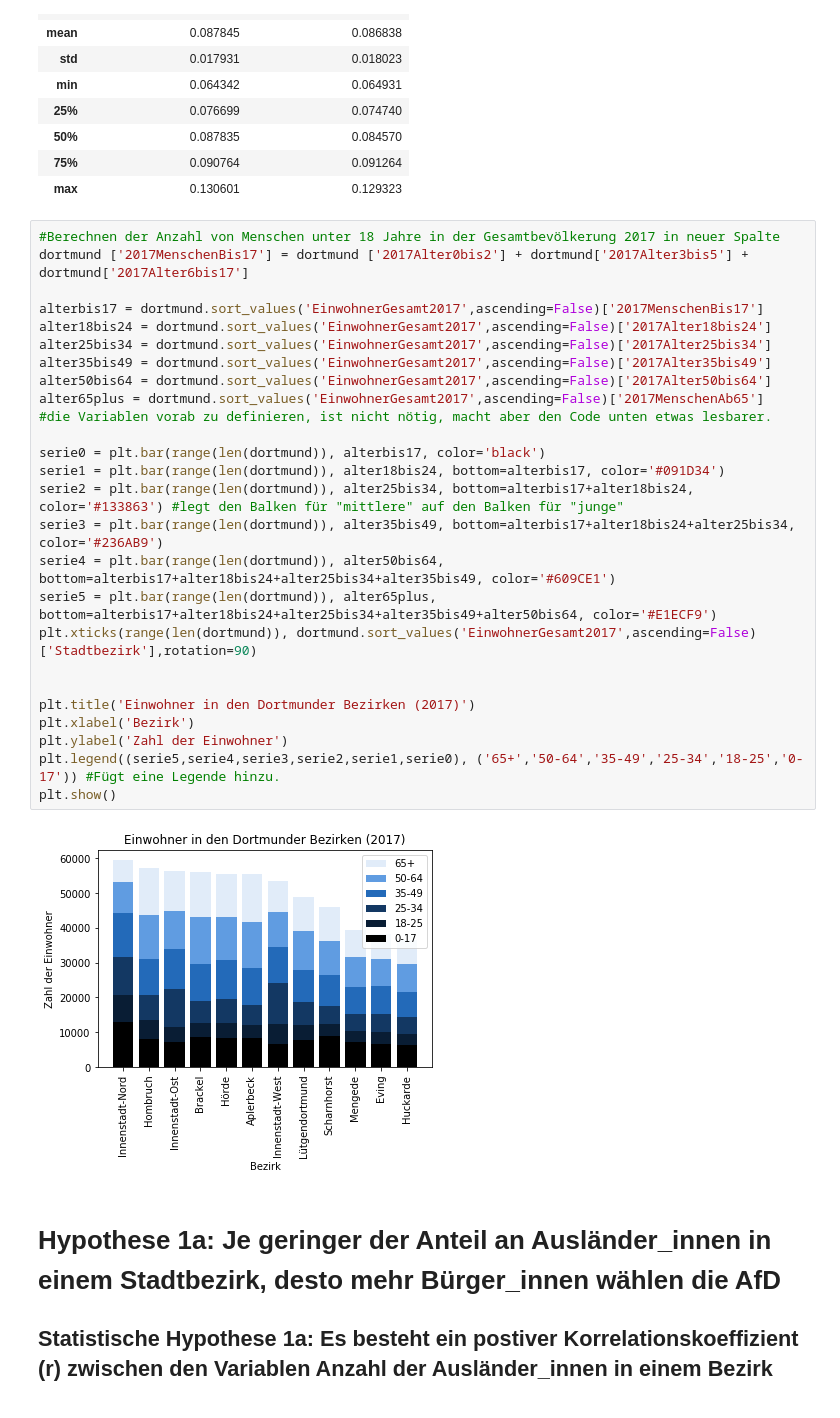
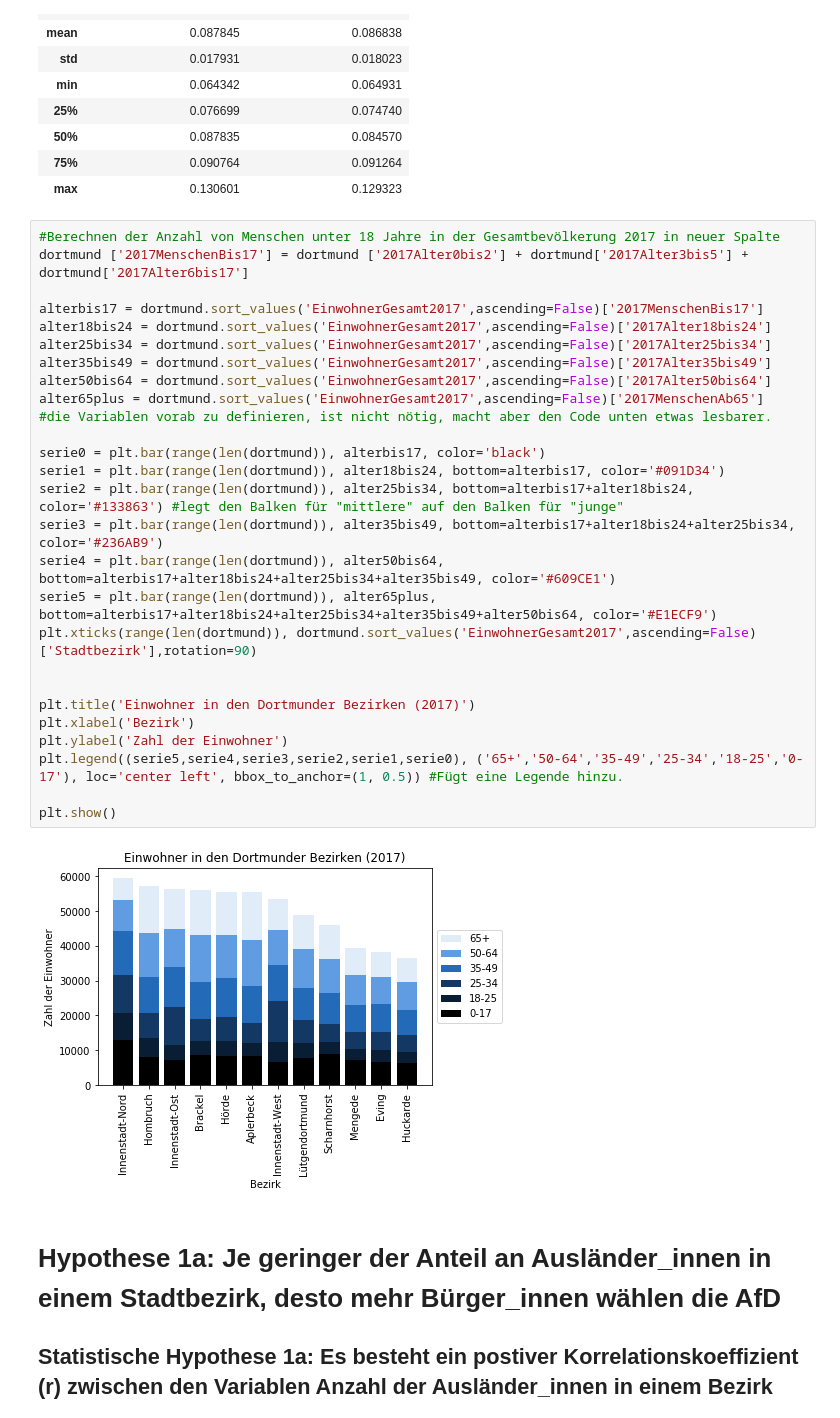
Before and after one commit to tschroeder10961/datascience-urban-segregation, a Jupyter notebook: GruppeB/Jupiter_Notebook_Dortmund.ipynb, the cells around one changed output. Drawn from its saved outputs; the diff is of its cells as text.

```diff
--- a/GruppeB/Jupiter_Notebook_Dortmund.ipynb
+++ b/GruppeB/Jupiter_Notebook_Dortmund.ipynb
@@ -194,31 +197,32 @@ RelMenschen18bis24.describe()
 # %%
 #Berechnen der Anzahl von Menschen unter 18 Jahre in der Gesamtbevölkerung 2017 in neuer Spalte
 dortmund ['2017MenschenBis17'] = dortmund ['2017Alter0bis2'] + dortmund['2017Alter3bis5'] + dortmund['2017Alter6bis17']
 
 alterbis17 = dortmund.sort_values('EinwohnerGesamt2017',ascending=False)['2017MenschenBis17']
 alter18bis24 = dortmund.sort_values('EinwohnerGesamt2017',ascending=False)['2017Alter18bis24']
 alter25bis34 = dortmund.sort_values('EinwohnerGesamt2017',ascending=False)['2017Alter25bis34']
 alter35bis49 = dortmund.sort_values('EinwohnerGesamt2017',ascending=False)['2017Alter35bis49']
 alter50bis64 = dortmund.sort_values('EinwohnerGesamt2017',ascending=False)['2017Alter50bis64']
 alter65plus = dortmund.sort_values('EinwohnerGesamt2017',ascending=False)['2017MenschenAb65']
 #die Variablen vorab zu definieren, ist nicht nötig, macht aber den Code unten etwas lesbarer.
 
 serie0 = plt.bar(range(len(dortmund)), alterbis17, color='black')
 serie1 = plt.bar(range(len(dortmund)), alter18bis24, bottom=alterbis17, color='#091D34')
 serie2 = plt.bar(range(len(dortmund)), alter25bis34, bottom=alterbis17+alter18bis24, color='#133863') #legt den Balken für "mittlere" auf den Balken für "junge"
 serie3 = plt.bar(range(len(dortmund)), alter35bis49, bottom=alterbis17+alter18bis24+alter25bis34, color='#236AB9')
 serie4 = plt.bar(range(len(dortmund)), alter50bis64, bottom=alterbis17+alter18bis24+alter25bis34+alter35bis49, color='#609CE1')
 serie5 = plt.bar(range(len(dortmund)), alter65plus, bottom=alterbis17+alter18bis24+alter25bis34+alter35bis49+alter50bis64, color='#E1ECF9')
 plt.xticks(range(len(dortmund)), dortmund.sort_values('EinwohnerGesamt2017',ascending=False)['Stadtbezirk'],rotation=90)
 
 
 plt.title('Einwohner in den Dortmunder Bezirken (2017)')
 plt.xlabel('Bezirk')
 plt.ylabel('Zahl der Einwohner')
-plt.legend((serie5,serie4,serie3,serie2,serie1,serie0), ('65+','50-64','35-49','25-34','18-25','0-17')) #Fügt eine Legende hinzu.
+plt.legend((serie5,serie4,serie3,serie2,serie1,serie0), ('65+','50-64','35-49','25-34','18-25','0-17'), loc='center left', bbox_to_anchor=(1, 0.5)) #Fügt eine Legende hinzu.
+
 plt.show()
 # %% [output]
-[figure, old version]
+[figure, new version]
 # %% [markdown]
 # Hypothese 1a: Je geringer der Anteil an Ausländer_innen in einem Stadtbezirk, desto mehr Bürger_innen wählen die AfD
 
```
Also changed, not shown: parts of 8 cells of this notebook.
